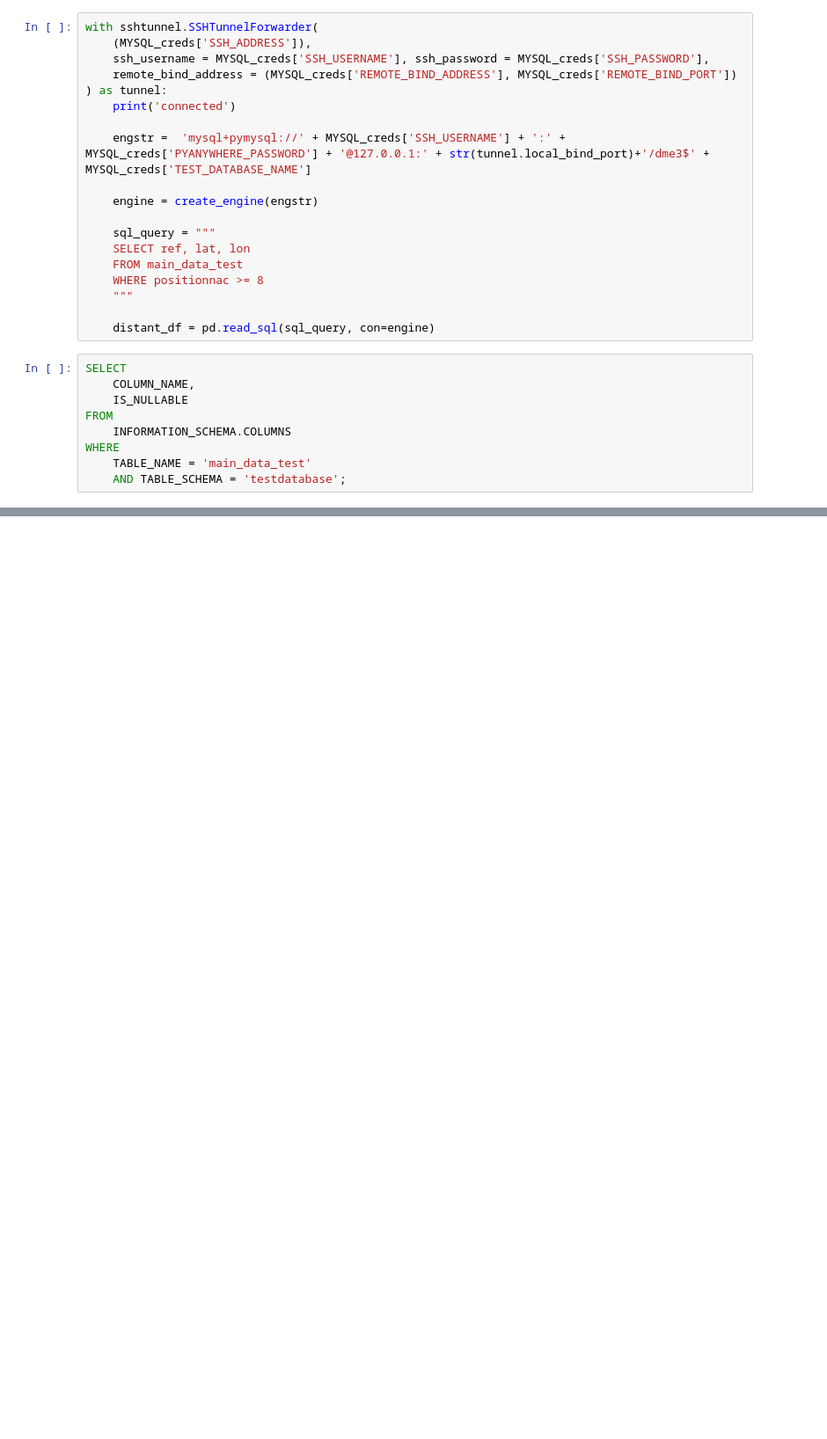
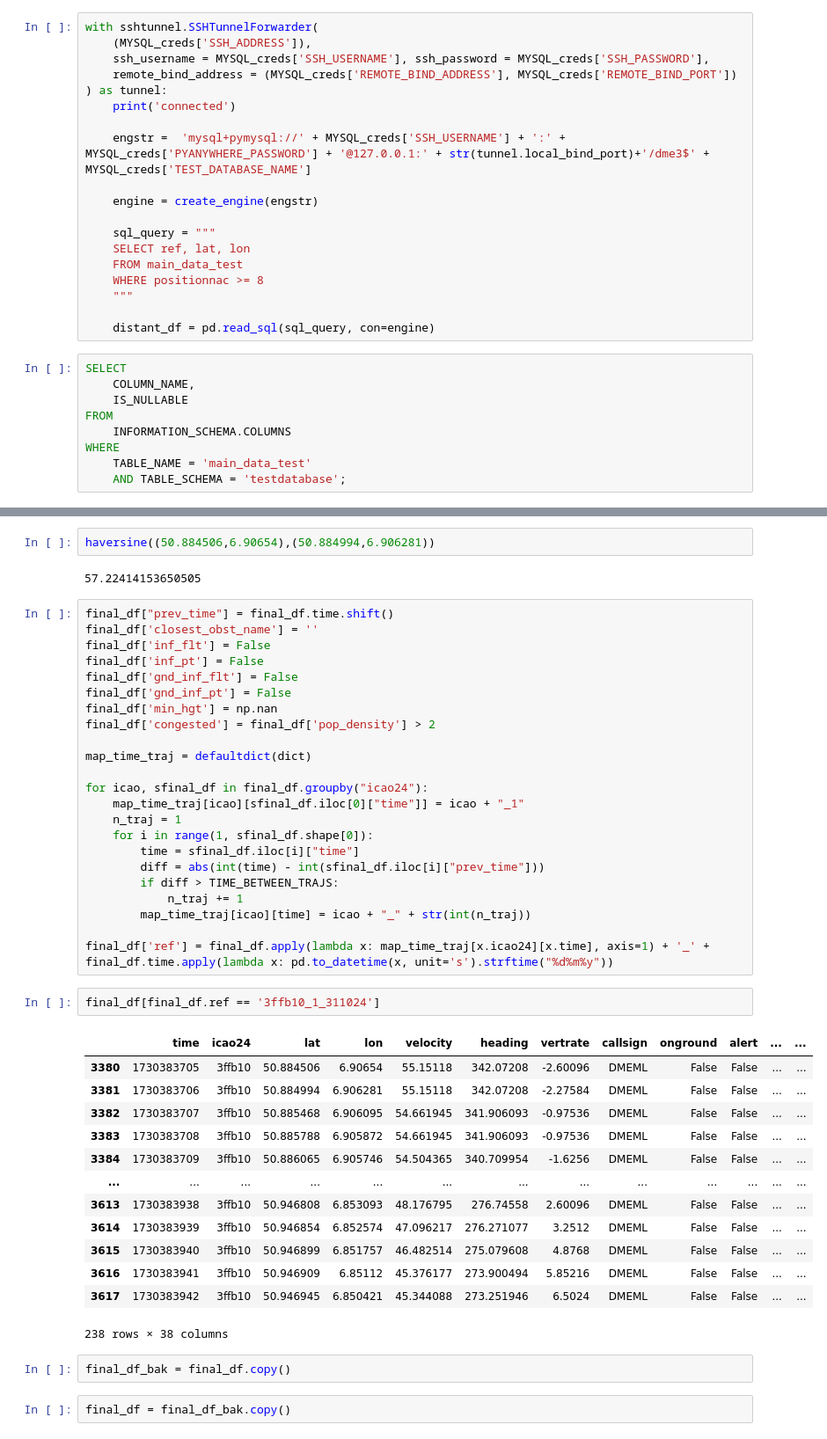
Before and after one commit to DME-3/Low-Alt-Obstacle-Check, a Jupyter notebook: OSN_to_PythonAnywhere.ipynb, the cells around one changed output, grey strips where cells are left out. Shown: that part at 88% size. Saved outputs shown, nothing was run; the diff lists cells and outputs as text; blank space fills up the shorter version.

```diff
--- a/OSN_to_PythonAnywhere.ipynb
+++ b/OSN_to_PythonAnywhere.ipynb
@@ -600,0 +672,47 @@ WHERE
+# %%
+haversine((50.884506,6.90654),(50.884994,6.906281))
+# %% [output]
+57.22414153650505
+# %%
+final_df["prev_time"] = final_df.time.shift()
+final_df['closest_obst_name'] = ''
+final_df['inf_flt'] = False
+final_df['inf_pt'] = False
+final_df['gnd_inf_flt'] = False
+final_df['gnd_inf_pt'] = False
+final_df['min_hgt'] = np.nan
+final_df['congested'] = final_df['pop_density'] > 2
+
+map_time_traj = defaultdict(dict)
+
+for icao, sfinal_df in final_df.groupby("icao24"):
+    map_time_traj[icao][sfinal_df.iloc[0]["time"]] = icao + "_1"
+    n_traj = 1
+    for i in range(1, sfinal_df.shape[0]):
+        time = sfinal_df.iloc[i]["time"]
+        diff = abs(int(time) - int(sfinal_df.iloc[i]["prev_time"]))
+        if diff > TIME_BETWEEN_TRAJS:
+            n_traj += 1
+        map_time_traj[icao][time] = icao + "_" + str(int(n_traj))
+
+final_df['ref'] = final_df.apply(lambda x: map_time_traj[x.icao24][x.time], axis=1) + '_' + final_df.time.apply(lambda x: pd.to_datetime(x, unit='s').strftime("%d%m%y"))
+# %%
+final_df[final_df.ref == '3ffb10_1_311024']
+# %% [output]
+|  | time | icao24 | lat | lon | velocity | heading | vertrate | callsign | onground | alert | ... | ... |
+| 3380 | 1730383705 | 3ffb10 | 50.884506 | 6.90654 | 55.15118 | 342.07208 | -2.60096 | DMEML | False | False | ... | ... |
+| 3381 | 1730383706 | 3ffb10 | 50.884994 | 6.906281 | 55.15118 | 342.07208 | -2.27584 | DMEML | False | False | ... | ... |
+| 3382 | 1730383707 | 3ffb10 | 50.885468 | 6.906095 | 54.661945 | 341.906093 | -0.97536 | DMEML | False | False | ... | ... |
+| 3383 | 1730383708 | 3ffb10 | 50.885788 | 6.905872 | 54.661945 | 341.906093 | -0.97536 | DMEML | False | False | ... | ... |
+| 3384 | 1730383709 | 3ffb10 | 50.886065 | 6.905746 | 54.504365 | 340.709954 | -1.6256 | DMEML | False | False | ... | ... |
+| ... | ... | ... | ... | ... | ... | ... | ... | ... | ... | ... | ... | ... |
+| 3613 | 1730383938 | 3ffb10 | 50.946808 | 6.853093 | 48.176795 | 276.74558 | 2.60096 | DMEML | False | False | ... | ... |
+| 3614 | 1730383939 | 3ffb10 | 50.946854 | 6.852574 | 47.096217 | 276.271077 | 3.2512 | DMEML | False | False | ... | ... |
+| 3615 | 1730383940 | 3ffb10 | 50.946899 | 6.851757 | 46.482514 | 275.079608 | 4.8768 | DMEML | False | False | ... | ... |
+| 3616 | 1730383941 | 3ffb10 | 50.946909 | 6.85112 | 45.376177 | 273.900494 | 5.85216 | DMEML | False | False | ... | ... |
+| 3617 | 1730383942 | 3ffb10 | 50.946945 | 6.850421 | 45.344088 | 273.251946 | 6.5024 | DMEML | False | False | ... | ... |
+238 rows × 38 columns
+# %%
+final_df_bak = final_df.copy()
+# %%
+final_df = final_df_bak.copy()
```
Also changed, not shown: parts of 27 cells of this notebook, 2 other files.
